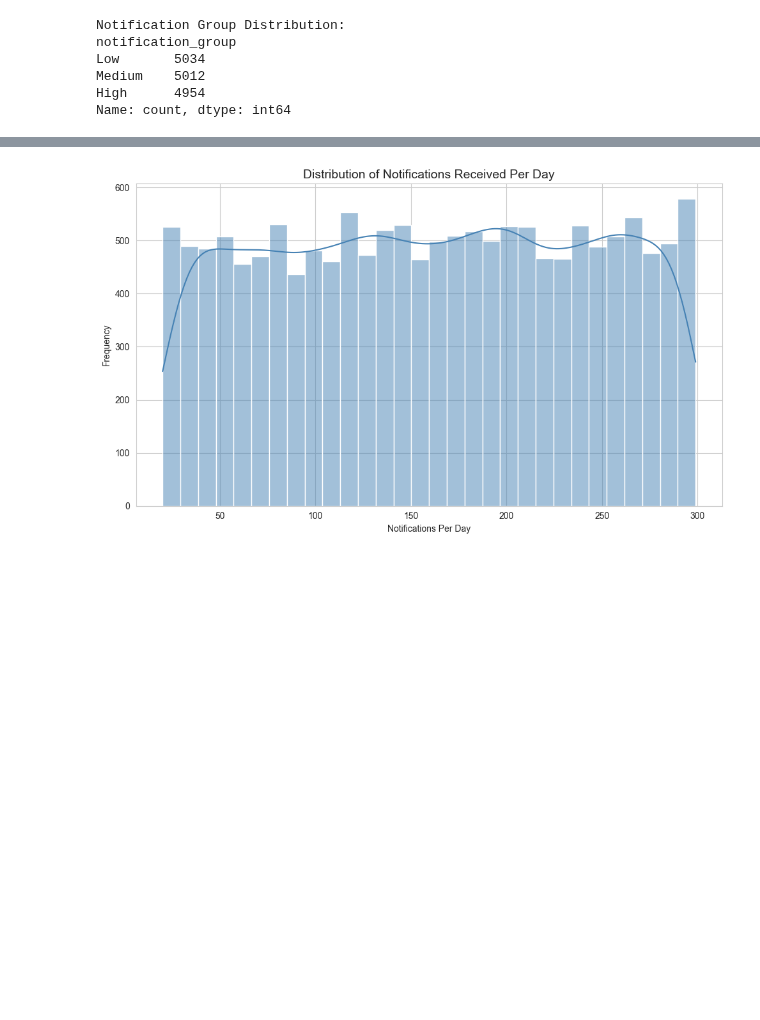
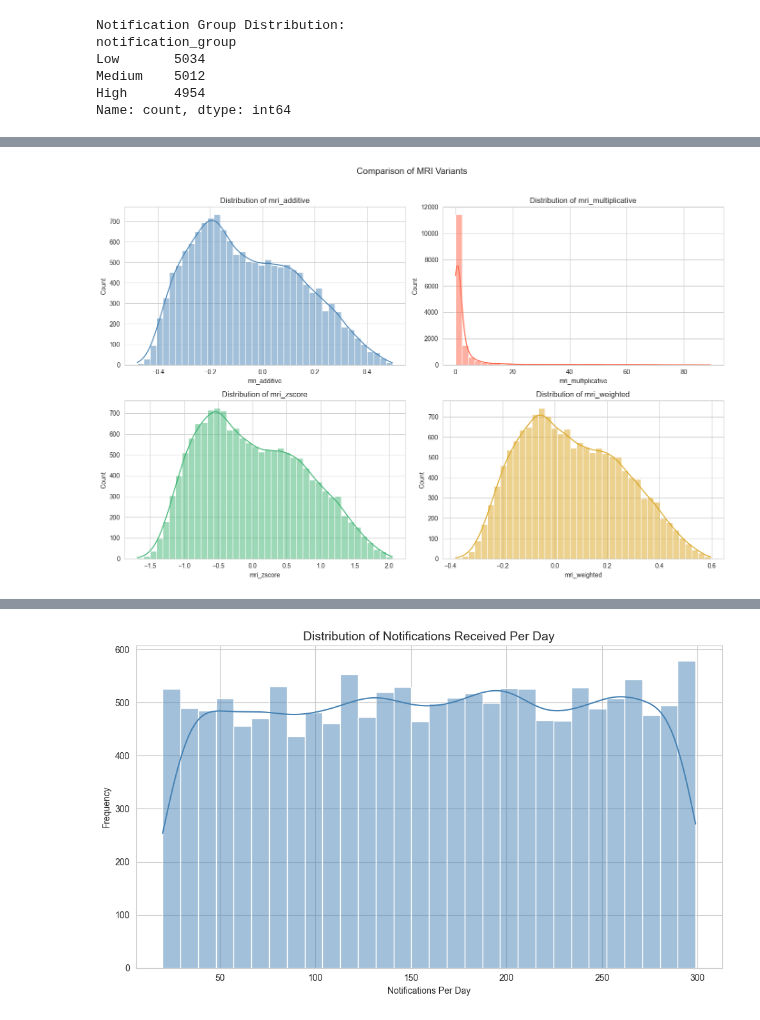
Before and after one commit to ufukcimen/dsa210-project, a Jupyter notebook: notebooks/eda_hypothesis_tests.ipynb, the cells around one changed output, grey strips where cells are left out. Saved outputs shown, nothing was run; the diff lists cells and outputs as text; code cells hidden in the pictures; blank space fills up the shorter version.

Commit message:
Final submission: ML notebook, MRI variants, final report

```diff
--- a/notebooks/eda_hypothesis_tests.ipynb
+++ b/notebooks/eda_hypothesis_tests.ipynb
@@ -271,0 +353,14 @@ Name: count, dtype: int64
+# %%
+# 6d. Compare distributions of all four MRI variants side-by-side
+mri_variants = ['mri_additive', 'mri_multiplicative', 'mri_zscore', 'mri_weighted']
+
+fig, axes = plt.subplots(2, 2, figsize=(14, 9))
+for ax, variant, color in zip(axes.ravel(), mri_variants, ['steelblue', 'tomato', 'mediumseagreen', 'goldenrod']):
+    sns.histplot(df[variant], bins=40, kde=True, color=color, ax=ax)
+    ax.set_title(f'Distribution of {variant}')
+    ax.set_xlabel(variant)
+plt.suptitle('Comparison of MRI Variants', fontsize=14, y=1.02)
+plt.tight_layout()
+plt.show()
+# %% [output]
+[figure, added]
```
Also changed, not shown: parts of 56 cells of this notebook, 7 other files.
